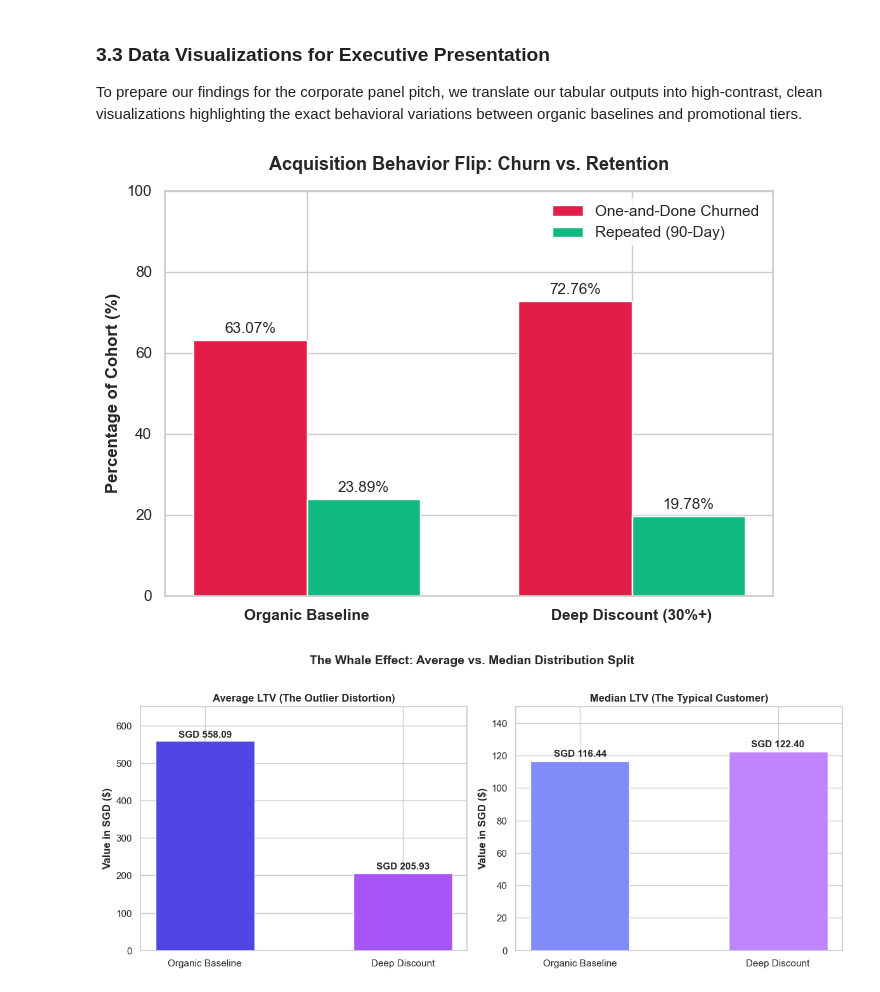
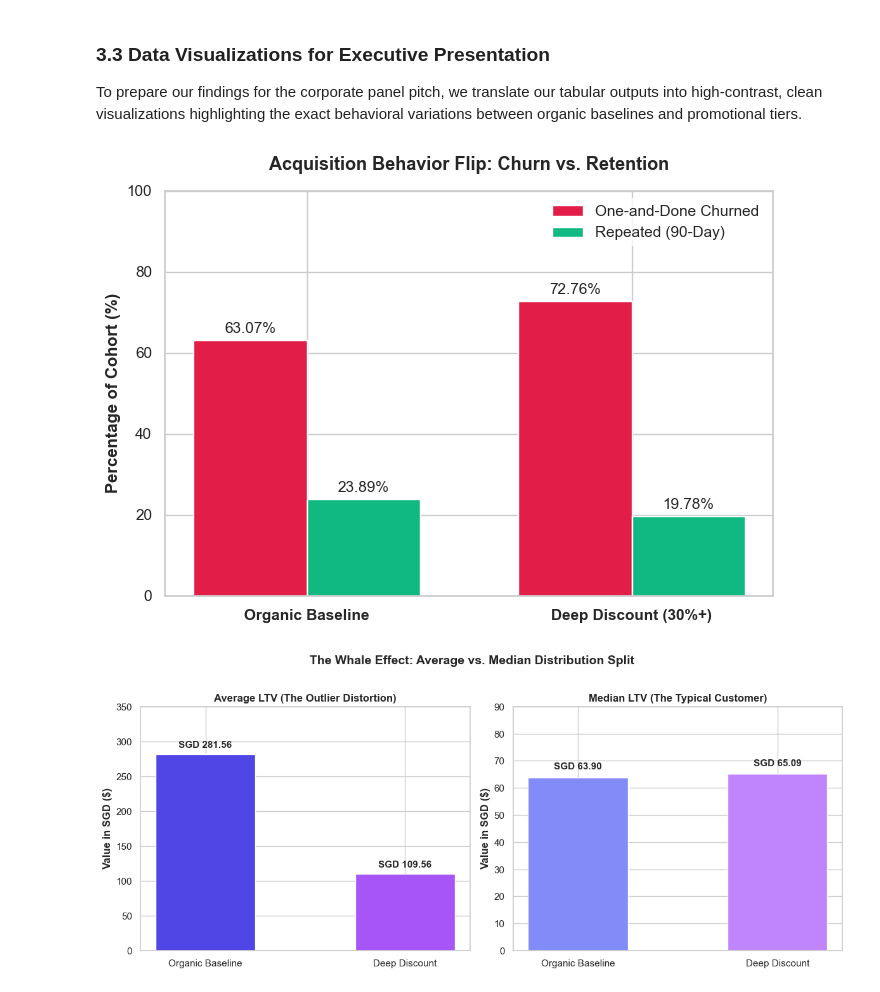
Before and after one commit to alvdoan/Applied-Data-Group-Project, a Jupyter notebook: 04_analysis_ds6_acquisition_dynamics.ipynb, the cells around one changed output. Cells and saved outputs as stored; diff of their text form; code cells hidden in the pictures.

Commit message:
fix: update DS6 LTV metrics and charts with FX corrections

```diff
--- a/04_analysis_ds6_acquisition_dynamics.ipynb
+++ b/04_analysis_ds6_acquisition_dynamics.ipynb
@@ -308,40 +308,40 @@ ax.set_ylim(0, 100)
 ax.bar_label(rects1, padding=3, fmt='%.2f%%')
 ax.bar_label(rects2, padding=3, fmt='%.2f%%')
 
 plt.savefig('/Users/roopak/Desktop/Applied-Data-Group-Project/ds6_churn_flip_chart.png', dpi=300, bbox_inches='tight')
 
 plt.tight_layout()
 plt.show()
 
 
 # --- CHART 2: AVERAGE VS MEDIAN LTV (THE WHALE EFFECT) ---
 fig, (ax1, ax2) = plt.subplots(1, 2, figsize=(12, 5))
 
 # plot A: average distortion
-ax1.bar(['Organic Baseline', 'Deep Discount'], [558.09, 205.93], color=['#4f46e5', '#a855f7'], width=0.5)
+ax1.bar(['Organic Baseline', 'Deep Discount'], [281.56, 109.56], color=['#4f46e5', '#a855f7'], width=0.5)
 ax1.set_title('Average LTV (The Outlier Distortion)', fontweight='bold', fontsize=12)
 ax1.set_ylabel('Value in SGD ($)', fontweight='bold')
-for i, v in enumerate([558.09, 205.93]):
+for i, v in enumerate([281.56, 109.56]):
     ax1.text(i, v + 10, f"SGD {v:.2f}", ha='center', fontweight='bold')
-ax1.set_ylim(0, 650)
+ax1.set_ylim(0, 350)
 
 # plot B: median reality
-ax2.bar(['Organic Baseline', 'Deep Discount'], [116.44, 122.40], color=['#818cf8', '#c084fc'], width=0.5)
+ax2.bar(['Organic Baseline', 'Deep Discount'], [63.90, 65.09], color=['#818cf8', '#c084fc'], width=0.5)
 ax2.set_title('Median LTV (The Typical Customer)', fontweight='bold', fontsize=12)
 ax2.set_ylabel('Value in SGD ($)', fontweight='bold')
-for i, v in enumerate([116.44, 122.40]):
+for i, v in enumerate([63.90, 65.09]):
     ax2.text(i, v + 3, f"SGD {v:.2f}", ha='center', fontweight='bold')
-ax2.set_ylim(0, 150)
+ax2.set_ylim(0, 90)
 
 plt.suptitle('The Whale Effect: Average vs. Median Distribution Split', fontweight='bold', fontsize=14, y=1.02)
 
 plt.savefig('/Users/roopak/Desktop/Applied-Data-Group-Project/ds6_whale_effect_chart.png', dpi=300, bbox_inches='tight')
 
 plt.tight_layout()
 plt.show()
 # %% [output]
 [figure]
-[figure, old version]
+[figure, new version]
 # %% [markdown]
 #### **Key Insights & Strategic Recommendations**
 
```
Also changed, not shown: parts of 8 cells of this notebook.
